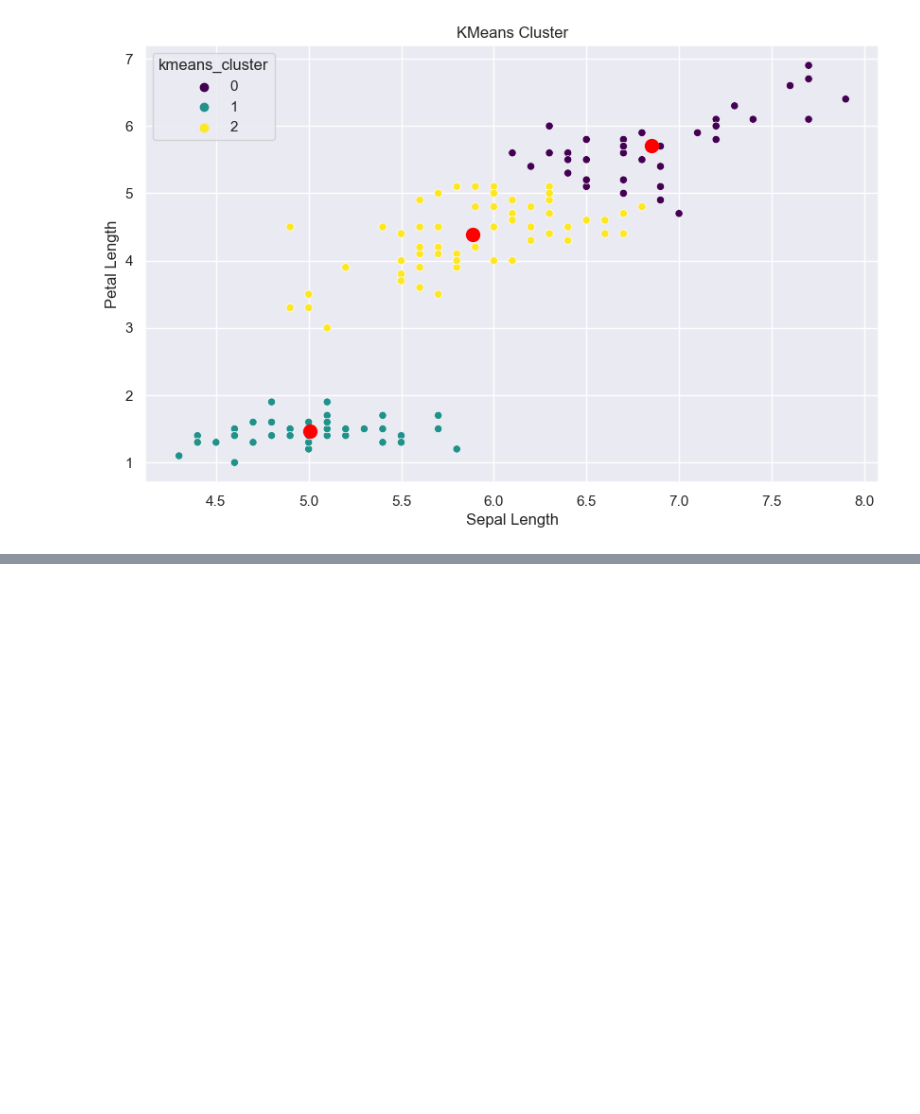
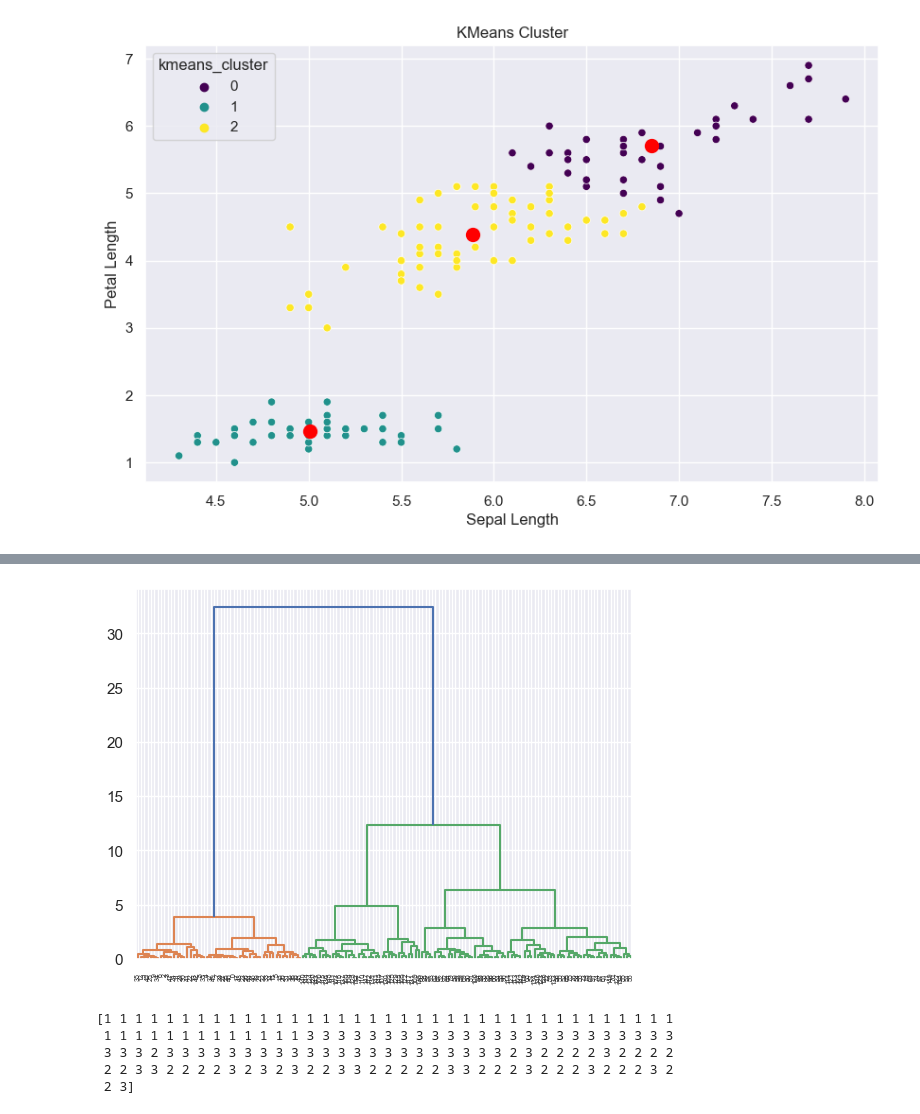
Before and after one commit to josephgitau/July-Ml-classes, a Jupyter notebook: Clustering.ipynb, the cells around one changed output, grey strips where cells are left out. Saved outputs shown, nothing was run; the diff lists cells and outputs as text; code cells hidden in the pictures; blank space fills up the shorter version.

```diff
--- a/Clustering.ipynb
+++ b/Clustering.ipynb
@@ -133,0 +173,25 @@ Text(0.5, 1.0, 'KMeans Cluster')
+# %%
+from scipy.cluster.hierarchy import linkage, dendrogram
+
+# Compute the linkage matrix
+Z = linkage(iris_copy, 'ward')
+
+# Plot the dendrogram
+dendrogram(Z)
+plt.show()
+# %% [output]
+[figure, added]
+# %%
+from scipy.cluster.hierarchy import fcluster
+
+# Extract the flat clustering solution
+clusters = fcluster(Z, t=3, criterion='maxclust')
+
+# Assign each data point to a single cluster
+print(clusters)
+# %% [output]
+[1 1 1 1 1 1 1 1 1 1 1 1 1 1 1 1 1 1 1 1 1 1 1 1 1 1 1 1 1 1 1 1 1 1 1 1 1
+ 1 1 1 1 1 1 1 1 1 1 1 1 1 3 3 3 3 3 3 3 3 3 3 3 3 3 3 3 3 3 3 3 3 3 3 3 3
+ 3 3 3 2 3 3 3 3 3 3 3 3 3 3 3 3 3 3 3 3 3 3 3 3 3 3 2 3 2 2 2 2 3 2 2 2 2
+ 2 2 3 3 2 2 2 2 3 2 3 2 3 2 2 3 3 2 2 2 2 2 3 3 2 2 2 3 2 2 2 3 2 2 2 3 2
+ 2 3]
```
Also changed, not shown: parts of 5 cells of this notebook.
